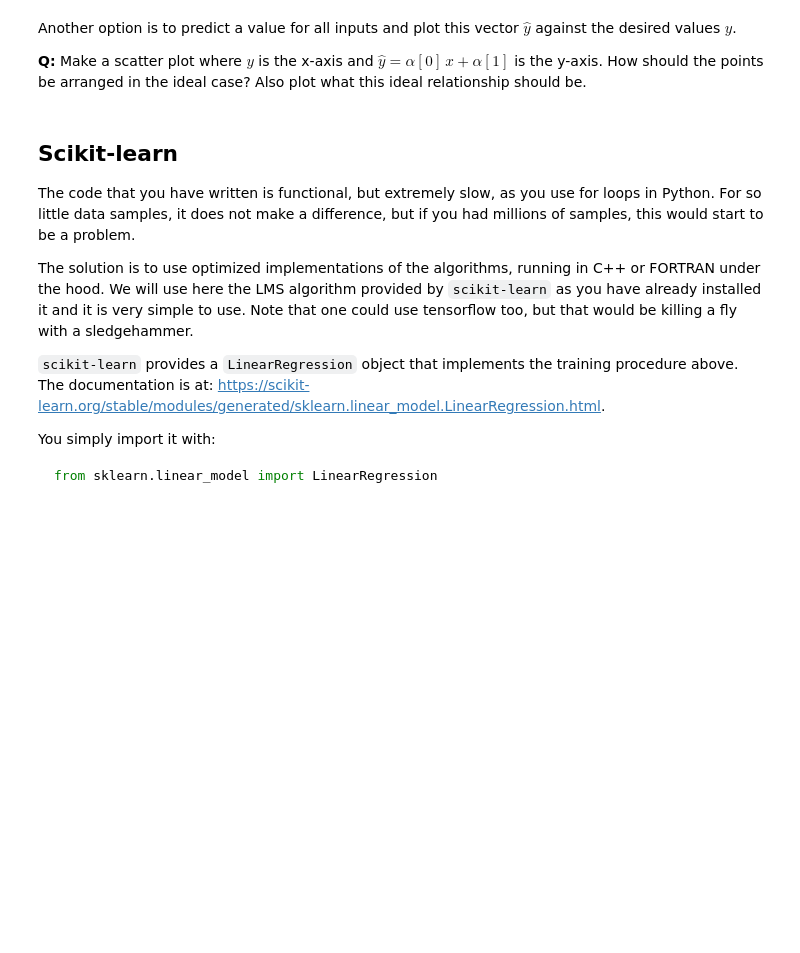
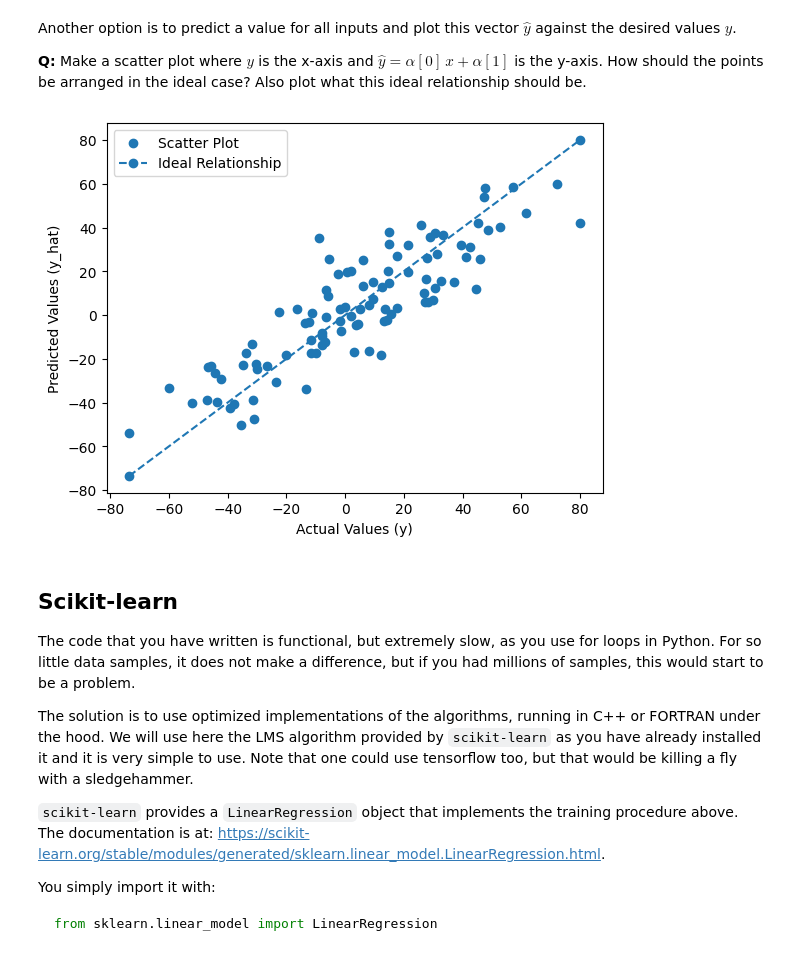
Before and after one commit to vladbug/AA-googlecolab, a Jupyter notebook: LinearRegression_ML.ipynb, the cells around one changed output. Cells and saved outputs as stored; diff of their text form; code cells hidden in the pictures; blank space fills up the shorter version.

```diff
--- a/LinearRegression_ML.ipynb
+++ b/LinearRegression_ML.ipynb
@@ -64,3 +124,25 @@ In Numpy, check how to do matrix multiplication and how to compute the inverse o
 
 
 **Q:** Using the above identity, compute the regression weights $\alpha$.
+# %%
+X_transposed = augmented_matrix.T
+#print(X_transposed)
+
+XTX = np.dot(X_transposed,augmented_matrix)
+print(XTX)
+
+XTy = np.dot(X_transposed,y)
+print(XTy)
+
+XTX_inv = np.linalg.inv(XTX)
+print(XTX_inv)
+
+right_most = np.matmul(X_transposed,y)
+left_most = np.matmul(X_transposed,augmented_matrix)
+left_most = np.linalg.inv(left_most)
+
+alpha = np.matmul(left_most,right_most)
+
+#alpha = np.dot()
+
+print(alpha)
@@ -72,6 +206,21 @@ In Numpy, check how to do matrix multiplication and how to compute the inverse o
 Another option is to predict a value for all inputs and plot this vector $\hat{y}$ against the desired values $y$.
 
 **Q:** Make a scatter plot where $y$ is the x-axis and $\hat{y} = \alpha[0]\, x + \alpha[1]$ is the y-axis. How should the points be arranged in the ideal case? Also plot what this ideal relationship should be.
+# %%
+y_hat = alpha[0] * X + alpha[1]
+
+plt.figure()
+plt.scatter(y, y_hat, label='Scatter Plot')
+
+# Plot the ideal relationship line (y = y_hat)
+plt.plot([y.min(), y.max()], [y.min(), y.max()], marker='o', label='Ideal Relationship', linestyle='--')
+
+plt.xlabel('Actual Values (y)')
+plt.ylabel('Predicted Values (y_hat)')
+plt.legend()
+plt.show()
+# %% [output]
+[figure, added]
 # %% [markdown]
 ## Scikit-learn
 
```
Also changed, not shown: parts of 6 cells of this notebook.
